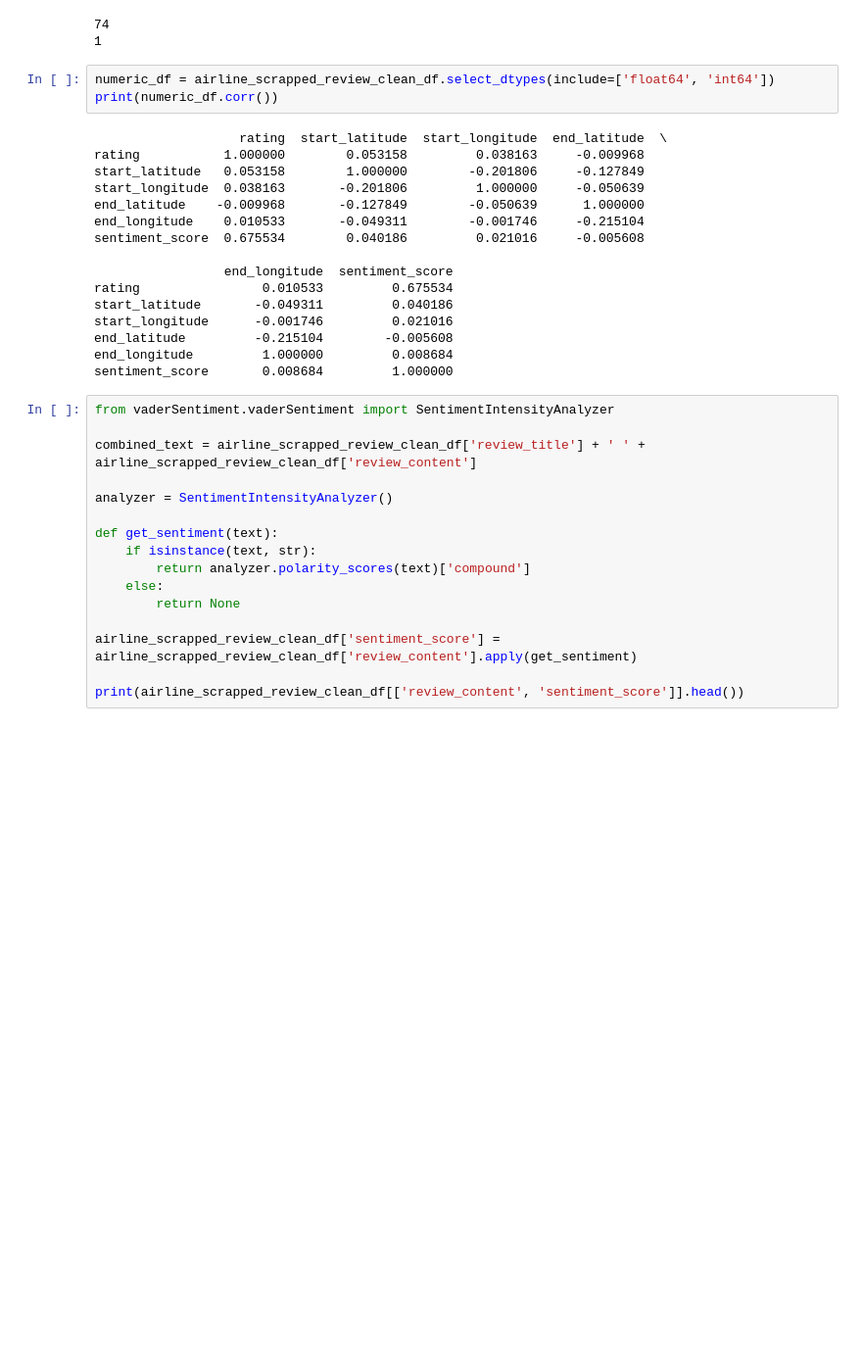
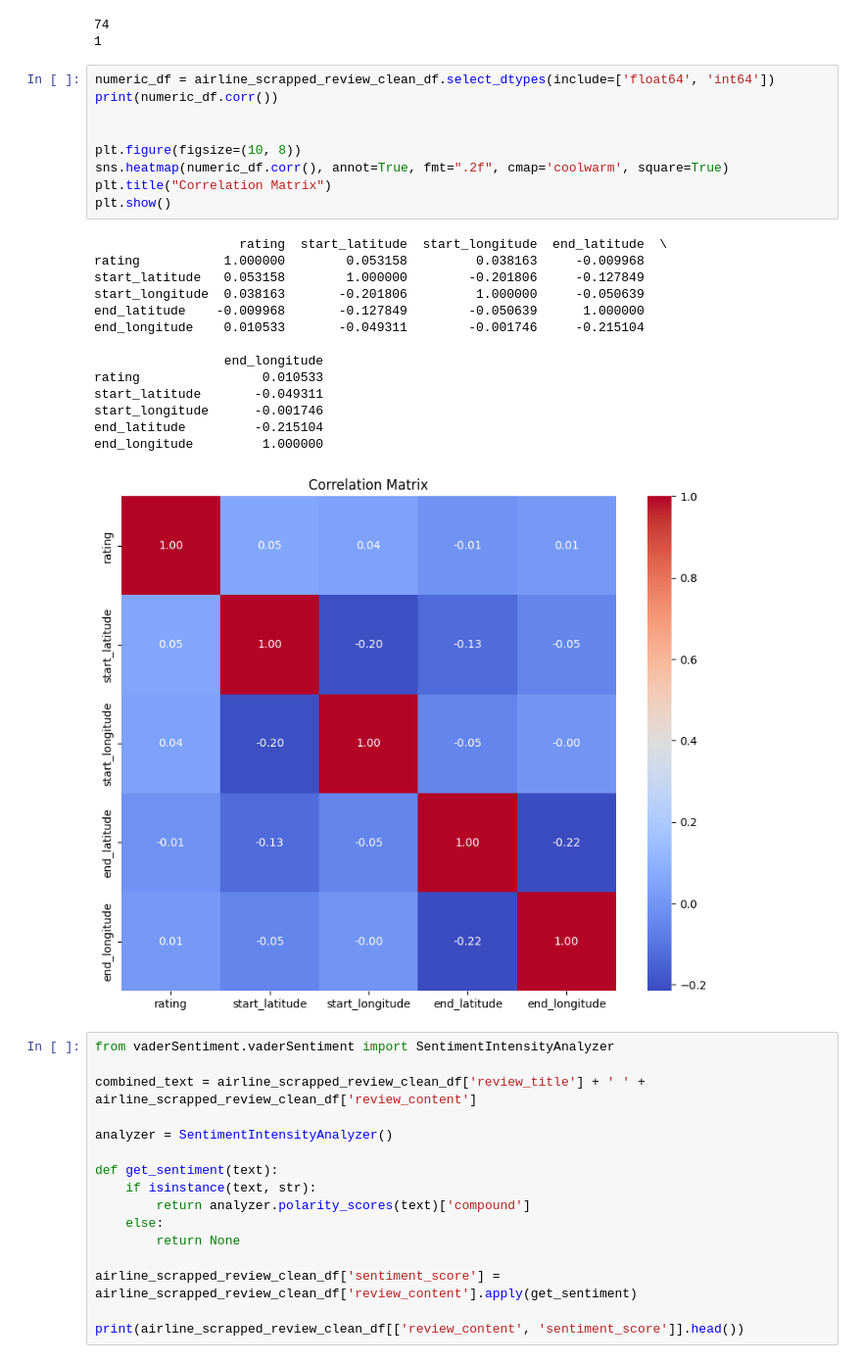
Before and after one commit to samalouty/airline-customer-booking, a Jupyter notebook: airline-scrapped-cleaned.ipynb, the cells around one changed output. Shown at 98% size. Cells and saved outputs as stored; diff of their text form; blank space fills up the shorter version.

```diff
--- a/airline-scrapped-cleaned.ipynb
+++ b/airline-scrapped-cleaned.ipynb
@@ -175,25 +177,30 @@ print(airline_scrapped_review_clean_df['passanger_name'].isnull().sum())
 # %% [output]
 74
 1
-# %%
-numeric_df = airline_scrapped_review_clean_df.select_dtypes(include=['float64', 'int64'])
-print(numeric_df.corr())
-# %% [output]
-                   rating  start_latitude  start_longitude  end_latitude  \
-rating           1.000000        0.053158         0.038163     -0.009968
-start_latitude   0.053158        1.000000        -0.201806     -0.127849
-start_longitude  0.038163       -0.201806         1.000000     -0.050639
-end_latitude    -0.009968       -0.127849        -0.050639      1.000000
-end_longitude    0.010533       -0.049311        -0.001746     -0.215104
-sentiment_score  0.675534        0.040186         0.021016     -0.005608
-
-                 end_longitude  sentiment_score
-rating                0.010533         0.675534
-start_latitude       -0.049311         0.040186
-start_longitude      -0.001746         0.021016
-end_latitude         -0.215104        -0.005608
-end_longitude         1.000000         0.008684
-sentiment_score       0.008684         1.000000
+# %%
+numeric_df = airline_scrapped_review_clean_df.select_dtypes(include=['float64', 'int64'])
+print(numeric_df.corr())
+
+
+plt.figure(figsize=(10, 8))
+sns.heatmap(numeric_df.corr(), annot=True, fmt=".2f", cmap='coolwarm', square=True)
+plt.title("Correlation Matrix")
+plt.show()
+# %% [output]
+                   rating  start_latitude  start_longitude  end_latitude  \
+rating           1.000000        0.053158         0.038163     -0.009968
+start_latitude   0.053158        1.000000        -0.201806     -0.127849
+start_longitude  0.038163       -0.201806         1.000000     -0.050639
+end_latitude    -0.009968       -0.127849        -0.050639      1.000000
+end_longitude    0.010533       -0.049311        -0.001746     -0.215104
+
+                 end_longitude
+rating                0.010533
+start_latitude       -0.049311
+start_longitude      -0.001746
+end_latitude         -0.215104
+end_longitude         1.000000
+[figure, added]
 # %%
 from vaderSentiment.vaderSentiment import SentimentIntensityAnalyzer
 
```
Also changed, not shown: parts of 21 cells of this notebook.
